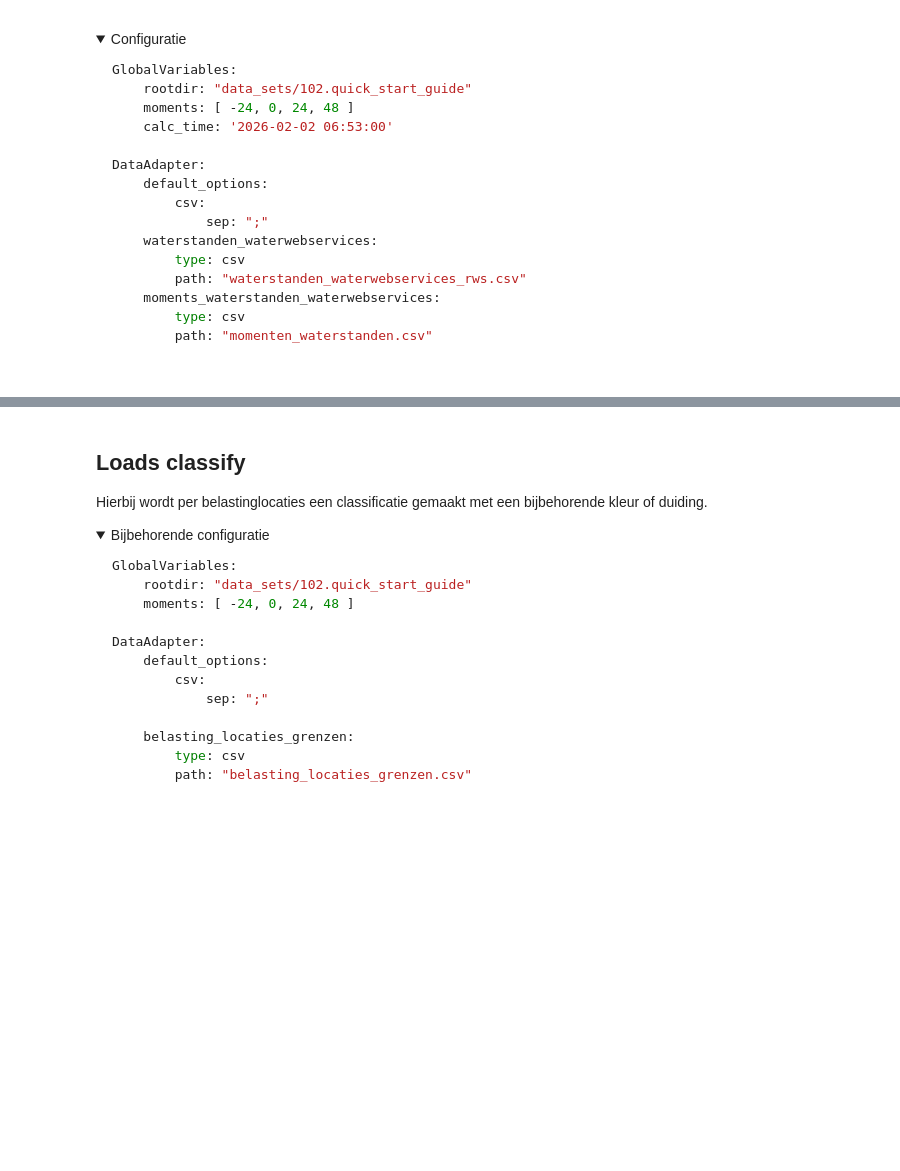
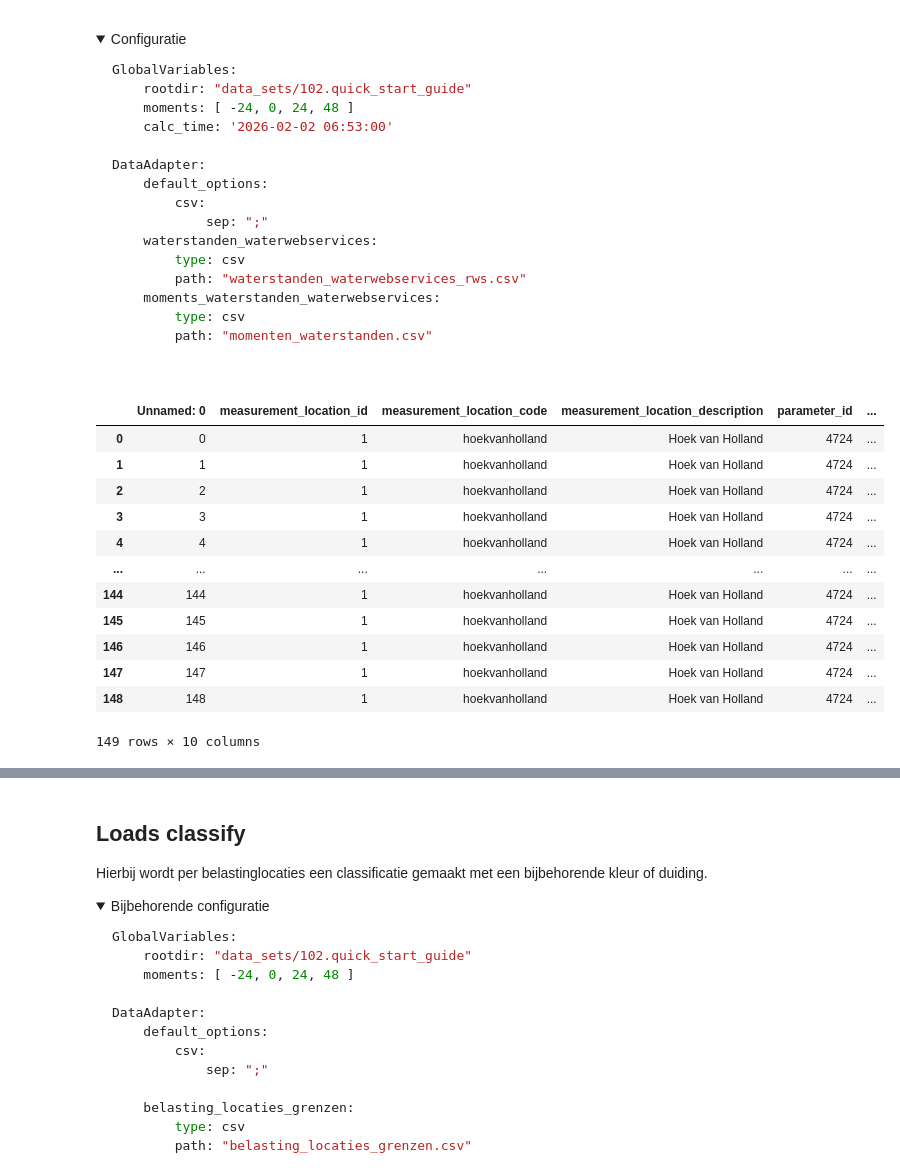
Before and after one commit to continu-inzicht/toolbox-continu-inzicht, a Jupyter notebook: docs/examples/notebooks/102.quick_start_guide.ipynb, the cells around one changed output, grey strips where cells are left out. Saved outputs shown, nothing was run; the diff lists cells and outputs as text; code cells hidden in the pictures; folded sections open; blank space fills up the shorter version.

```diff
--- a/docs/examples/notebooks/102.quick_start_guide.ipynb
+++ b/docs/examples/notebooks/102.quick_start_guide.ipynb
@@ -113,6 +115,22 @@ load_moments.run(
     input="waterstanden_waterwebservices",
     output="moments_waterstanden_waterwebservices",
 )
+# %%
+load_moments.df_in
+# %% [output]
+|  | Unnamed: 0 | measurement_location_id | measurement_location_code | measurement_location_description | parameter_id | ... |
+| 0 | 0 | 1 | hoekvanholland | Hoek van Holland | 4724 | ... |
+| 1 | 1 | 1 | hoekvanholland | Hoek van Holland | 4724 | ... |
+| 2 | 2 | 1 | hoekvanholland | Hoek van Holland | 4724 | ... |
+| 3 | 3 | 1 | hoekvanholland | Hoek van Holland | 4724 | ... |
+| 4 | 4 | 1 | hoekvanholland | Hoek van Holland | 4724 | ... |
+| ... | ... | ... | ... | ... | ... | ... |
+| 144 | 144 | 1 | hoekvanholland | Hoek van Holland | 4724 | ... |
+| 145 | 145 | 1 | hoekvanholland | Hoek van Holland | 4724 | ... |
+| 146 | 146 | 1 | hoekvanholland | Hoek van Holland | 4724 | ... |
+| 147 | 147 | 1 | hoekvanholland | Hoek van Holland | 4724 | ... |
+| 148 | 148 | 1 | hoekvanholland | Hoek van Holland | 4724 | ... |
+149 rows × 10 columns
 # %%
 df_waterlevels = data_adapter.input("waterstanden_waterwebservices")
 df_moments = data_adapter.input("moments_waterstanden_waterwebservices")
```
Also changed, not shown: parts of 2 cells of this notebook, 4 other files.
